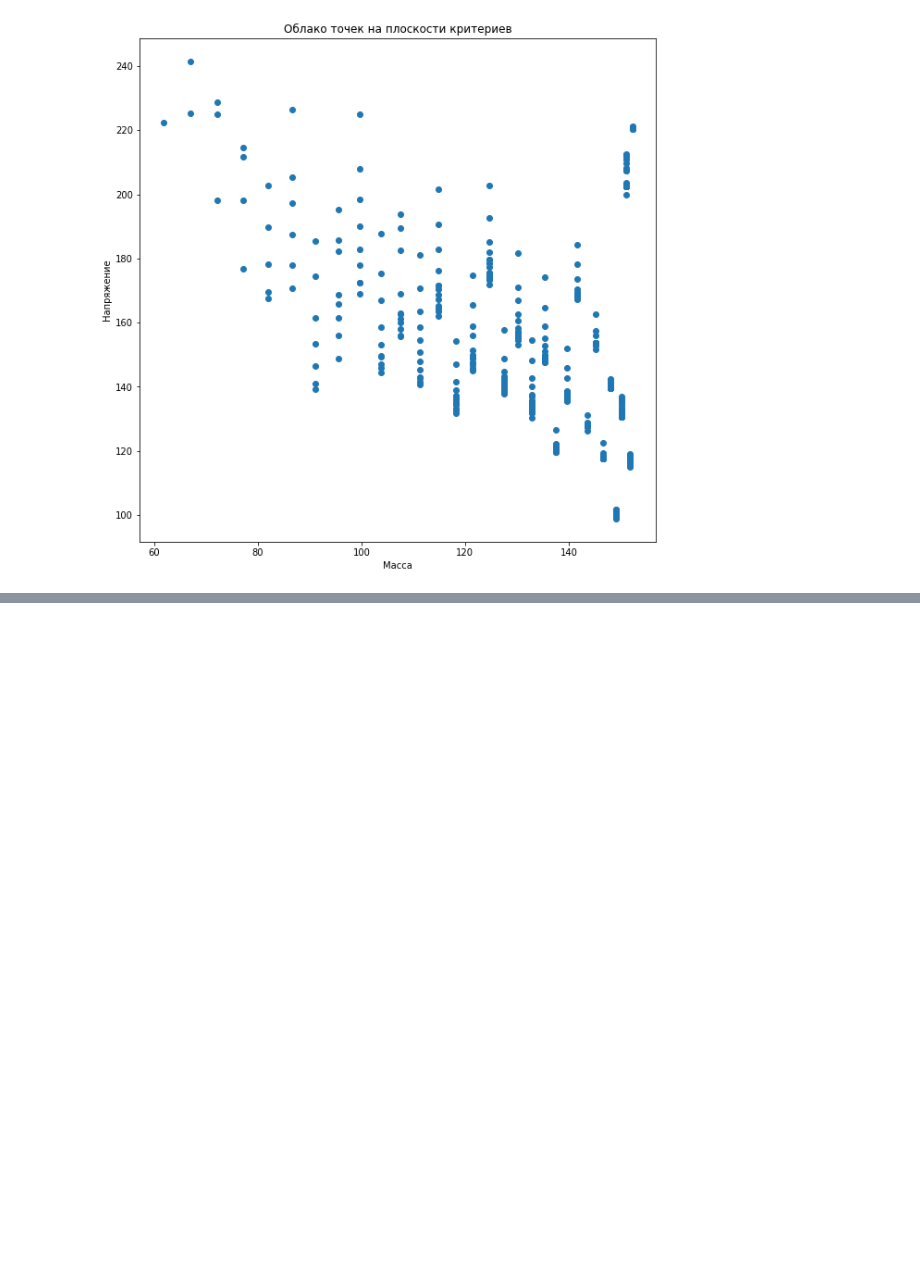
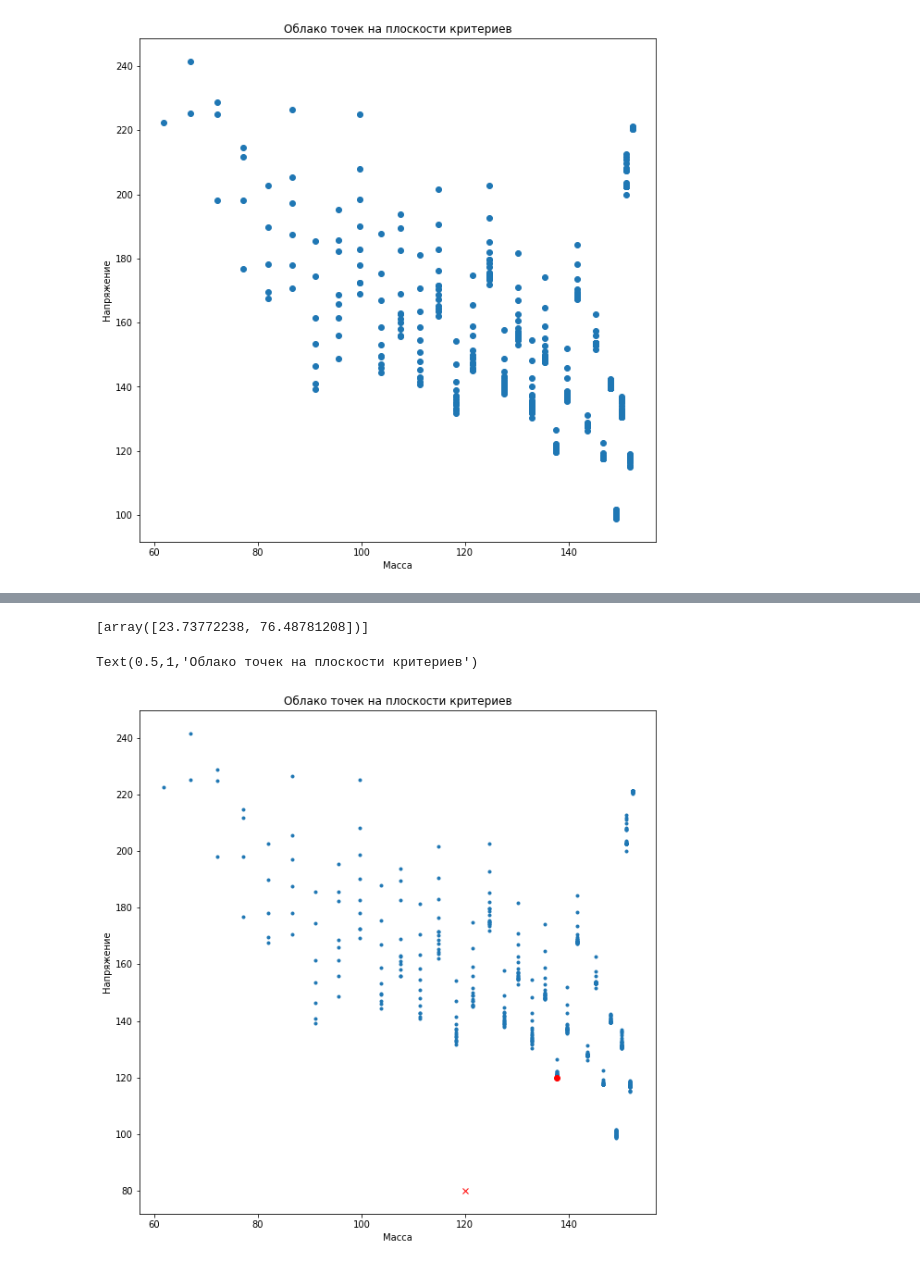
Before and after one commit to AlezM/instrumental-modeling-sources, a Jupyter notebook: HomeWork2.ipynb, the cells around one changed output, grey strips where cells are left out. Drawn from its saved outputs; the diff is of its cells as text; code cells hidden in the pictures; blank space fills up the shorter version.

```diff
--- a/HomeWork2.ipynb
+++ b/HomeWork2.ipynb
@@ -456,0 +469,30 @@ Text(0.5,1,'Облако точек на плоскости критериев')
+# %%
+def opt_func(R1,R2,mp,sp,mpar,spar,lst=[]):
+    #import pdb;pdb.set_trace()
+    lst.append([R1, R2])
+    if in_border(np.array([[R1, R2]]), points_bounds)[0]:
+        s,m = WTF(R1, R2)
+        m1 = scale(m, *mpar)
+        mp1 = scale(mp, *mpar)
+        s1 = scale(s, *spar)
+        sp1 = scale(sp, *spar)
+        return np.sqrt( (m1-mp1)**2 + (s1-sp1)**2 )
+        #return np.abs(m-mp)/mpar[0]+np.abs(s-sp)/spar[0]
+    else:
+        return 1e3
+# %%
+perfect_points = np.array([[120.,80.]])
+
+starting_points = np.array([[20, 90.]])
+# %%
+rez = []
+for point, st_point in zip(perfect_points, starting_points):
+    lst = []
+    ret = scipy.optimize.minimize(lambda x, mp, sp, mpar,spar, lst: opt_func(x[0], x[1], mp, sp, mpar, spar, lst),
+                                  st_point,
+                                  args=(point[0],point[1],mpar,spar, lst),
+                                  method='Nelder-Mead',
+                                  options={'fatol':1e-10,'disp':True, 'maxiter':100})
+    rez.append(ret['x'])
+with open('rez.bin','wb') as mf:
+    pickle.dump(rez,mf)
@@ -456,0 +501,6 @@ Text(0.5,1,'Облако точек на плоскости критериев')
+# %%
+rez
+# %% [output]
+[array([23.73772238, 76.48781208])]
+# %%
+rez_specs = np.array([WTF(*r) for r in rez])
@@ -456,0 +509,11 @@ Text(0.5,1,'Облако точек на плоскости критериев')
+# %%
+plt.figure(figsize=(10,10))
+plt.scatter(mass,sig,marker = '.')
+plt.plot(rez_specs[:,1],rez_specs[:,0],'or')
+plt.plot(perfect_points[:,0],perfect_points[:,1],'xr')
+plt.xlabel('Масса')
+plt.ylabel('Напряжение')
+plt.title('Облако точек на плоскости критериев')
+# %% [output]
+Text(0.5,1,'Облако точек на плоскости критериев')
+[figure, added]
```
Also changed, not shown: parts of 14 cells of this notebook, 1 other file.
